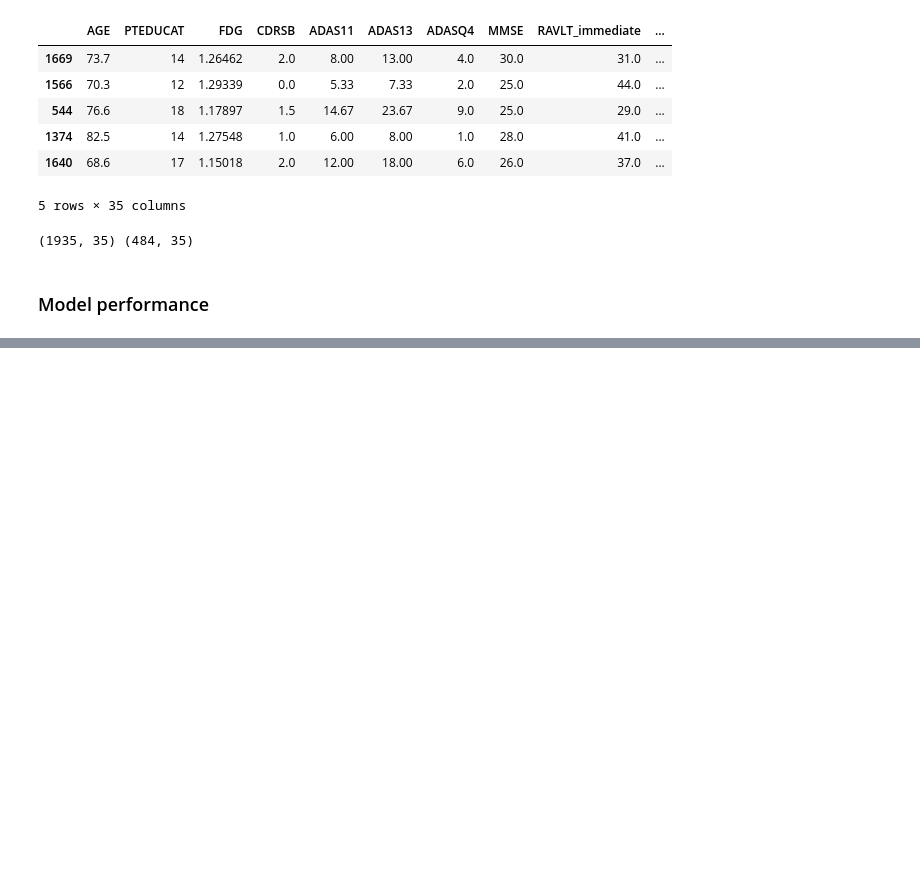
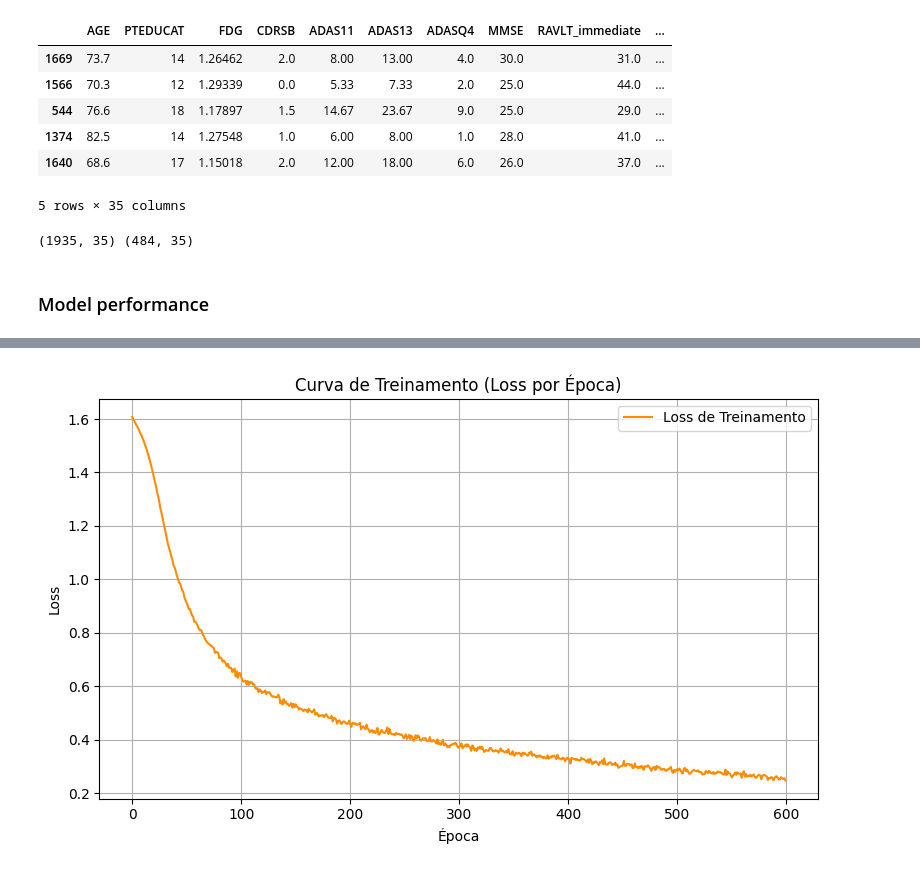
Before and after one commit to pedroogaab/Alzheimer-diagnose-ML, a Jupyter notebook: model_multi_data.ipynb, the cells around one changed output, grey strips where cells are left out. Drawn from its saved outputs; the diff is of its cells as text; code cells hidden in the pictures; blank space fills up the shorter version.

```diff
--- a/model_multi_data.ipynb
+++ b/model_multi_data.ipynb
@@ -653,0 +565,37 @@ Passing `palette` without assigning `hue` is deprecated and will be removed in v
+# %%
+net = Net()
+
+x_train_tensor = torch.from_numpy(X_train_scaled).float()
+y_train_tensor = torch.from_numpy(y_train.values).long()
+x_val_tensor = torch.from_numpy(X_test_scaled).float()
+y_val_tensor = torch.from_numpy(y_test.values).long()
+
+optimizer = torch.optim.Adam(net.parameters(), weight_decay=1e-4)
+criterion = nn.CrossEntropyLoss()
+
+
+train_losses = []
+val_losses = []
+
+for epoch in range(600):
+    net.train()
+    optimizer.zero_grad()
+    outputs = net(x_train_tensor)
+    loss = criterion(outputs, y_train_tensor)
+    loss.backward()
+    optimizer.step()
+
+    train_losses.append(loss.item())
+    print(f"Epoch {epoch+1}, Loss: {loss.item():.4f}")
+
+
+plt.figure(figsize=(8,5))
+plt.plot(train_losses, label='Loss de Treinamento', color='darkorange')
+plt.xlabel('Época')
+plt.ylabel('Loss')
+plt.title('Curva de Treinamento (Loss por Época)')
+plt.grid(True)
+plt.legend()
+plt.tight_layout()
+plt.show()
+# %% [output]
@@ -654,3 +619,4 @@ Passing `palette` without assigning `hue` is deprecated and will be removed in v
+[figure, added]
 # %%
 #Random forest
 
```
Also changed, not shown: parts of 10 cells of this notebook.
